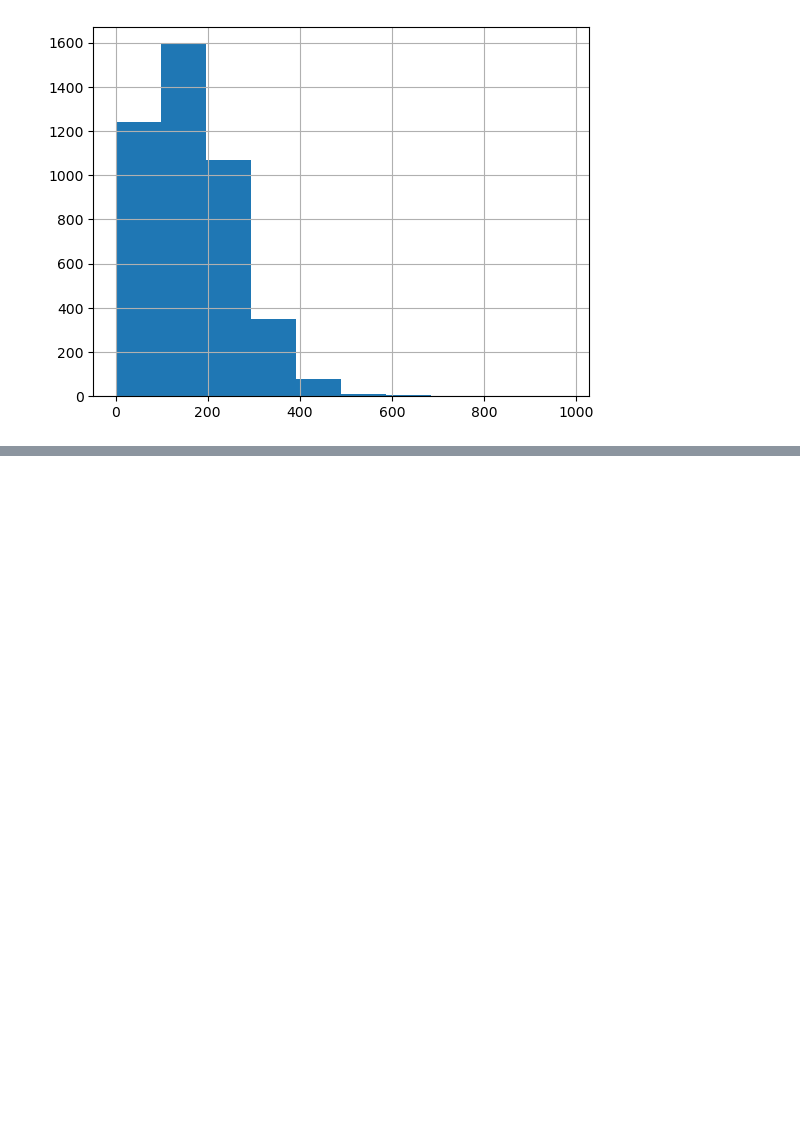
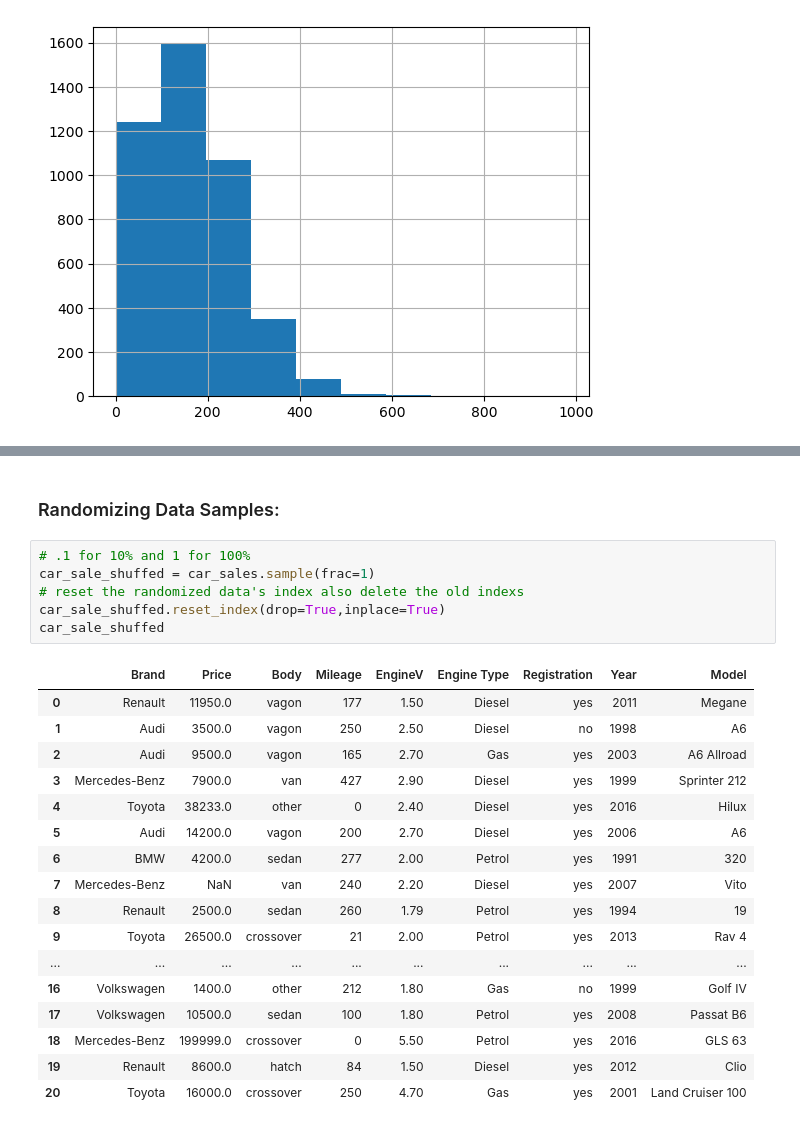
Before and after one commit to MainulDip/AiMlStudy, a Jupyter notebook: apps/1-pandas/1-Pandas-Intro.ipynb, the cells around one changed output, grey strips where cells are left out. Drawn from its saved outputs; the diff is of its cells as text; blank space fills up the shorter version.

```diff
--- a/apps/1-pandas/1-Pandas-Intro.ipynb
+++ b/apps/1-pandas/1-Pandas-Intro.ipynb
@@ -221,0 +426,26 @@ car_sales["Mileage"].hist()
+# %% [markdown]
+### Randomizing Data Samples:
+# %%
+# .1 for 10% and 1 for 100%
+car_sale_shuffed = car_sales.sample(frac=1)
+# reset the randomized data's index also delete the old indexs
+car_sale_shuffed.reset_index(drop=True,inplace=True)
+car_sale_shuffed
+# %% [output]
+|  | Brand | Price | Body | Mileage | EngineV | Engine Type | Registration | Year | Model |
+| 0 | Renault | 11950.0 | vagon | 177 | 1.50 | Diesel | yes | 2011 | Megane |
+| 1 | Audi | 3500.0 | vagon | 250 | 2.50 | Diesel | no | 1998 | A6 |
+| 2 | Audi | 9500.0 | vagon | 165 | 2.70 | Gas | yes | 2003 | A6 Allroad |
+| 3 | Mercedes-Benz | 7900.0 | van | 427 | 2.90 | Diesel | yes | 1999 | Sprinter 212 |
+| 4 | Toyota | 38233.0 | other | 0 | 2.40 | Diesel | yes | 2016 | Hilux |
+| 5 | Audi | 14200.0 | vagon | 200 | 2.70 | Diesel | yes | 2006 | A6 |
+| 6 | BMW | 4200.0 | sedan | 277 | 2.00 | Petrol | yes | 1991 | 320 |
+| 7 | Mercedes-Benz | NaN | van | 240 | 2.20 | Diesel | yes | 2007 | Vito |
+| 8 | Renault | 2500.0 | sedan | 260 | 1.79 | Petrol | yes | 1994 | 19 |
+| 9 | Toyota | 26500.0 | crossover | 21 | 2.00 | Petrol | yes | 2013 | Rav 4 |
+| ... | ... | ... | ... | ... | ... | ... | ... | ... | ... |
+| 16 | Volkswagen | 1400.0 | other | 212 | 1.80 | Gas | no | 1999 | Golf IV |
+| 17 | Volkswagen | 10500.0 | sedan | 100 | 1.80 | Petrol | yes | 2008 | Passat B6 |
+| 18 | Mercedes-Benz | 199999.0 | crossover | 0 | 5.50 | Petrol | yes | 2016 | GLS 63 |
+| 19 | Renault | 8600.0 | hatch | 84 | 1.50 | Diesel | yes | 2012 | Clio |
+| 20 | Toyota | 16000.0 | crossover | 250 | 4.70 | Gas | yes | 2001 | Land Cruiser 100 |
```
Also changed, not shown: parts of 26 cells of this notebook, 2 other files.
